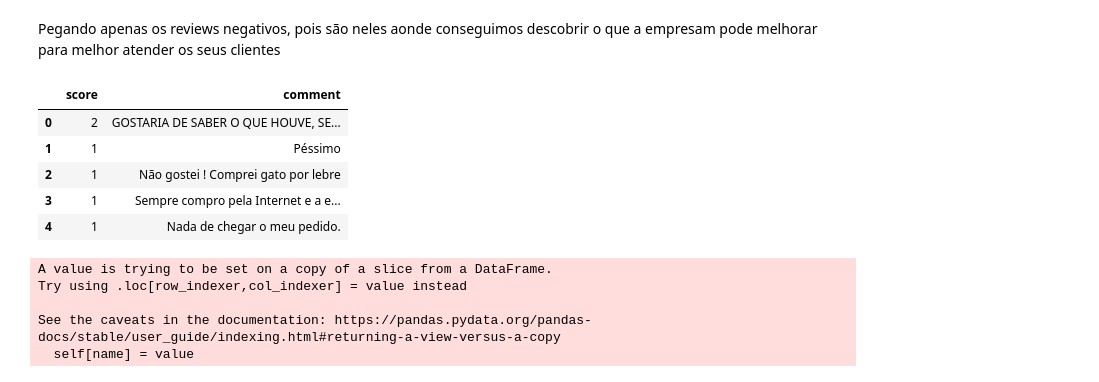
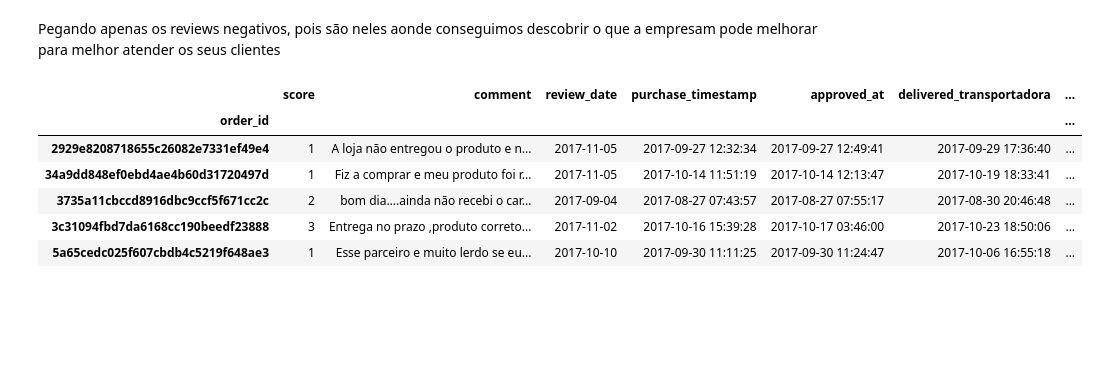
Before and after one commit to 4rfel/nlp, a Jupyter notebook: pi/pi.ipynb, the cells around one changed output. Drawn from its saved outputs; the diff is of its cells as text; code cells hidden in the pictures; blank space fills up the shorter version.

```diff
--- a/pi/pi.ipynb
+++ b/pi/pi.ipynb
@@ -29,27 +78,15 @@ reviews.head()
 Pegando apenas os reviews negativos, pois são neles aonde conseguimos descobrir o que a empresam pode melhorar para melhor atender os seus clientes
 # %%
 # get the reviews with less than 3 stars
-unfavorable = reviews[reviews.review_score <= 3]
-unfavorable.reset_index(drop=True, inplace=True)
-unfavorable.columns = ["score", "comment"]
+unfavorable = data[data.review_score <= 3].copy()
+# renaming the columns
+unfavorable.columns = ["score", "comment", "review_date", "purchase_timestamp", "approved_at", "delivered_transportadora", "custumer_received", "expected_delivery", "customer_state", "seller_state"]
 unfavorable.head()
 # %% [output]
-|  | score | comment |
-| 0 | 2 | GOSTARIA DE SABER O QUE HOUVE, SE... |
-| 1 | 1 | Péssimo |
-| 2 | 1 | Não gostei ! Comprei gato por lebre |
-| 3 | 1 | Sempre compro pela Internet e a e... |
-| 4 | 1 | Nada de chegar o meu pedido. |
+|  | score | comment | review_date | purchase_timestamp | approved_at | delivered_transportadora | ... |
+| order_id |  |  |  |  |  |  | ... |
+| 2929e8208718655c26082e7331ef49e4 | 1 | A loja não entregou o produto e n... | 2017-11-05 | 2017-09-27 12:32:34 | 2017-09-27 12:49:41 | 2017-09-29 17:36:40 | ... |
+| 34a9dd848ef0ebd4ae4b60d31720497d | 1 | Fiz a comprar e meu produto foi r... | 2017-11-05 | 2017-10-14 11:51:19 | 2017-10-14 12:13:47 | 2017-10-19 18:33:41 | ... |
+| 3735a11cbccd8916dbc9ccf5f671cc2c | 2 | bom dia....ainda não recebi o car... | 2017-09-04 | 2017-08-27 07:43:57 | 2017-08-27 07:55:17 | 2017-08-30 20:46:48 | ... |
+| 3c31094fbd7da6168cc190beedf23888 | 3 | Entrega no prazo ,produto correto... | 2017-11-02 | 2017-10-16 15:39:28 | 2017-10-17 03:46:00 | 2017-10-23 18:50:06 | ... |
+| 5a65cedc025f607cbdb4c5219f648ae3 | 1 | Esse parceiro e muito lerdo se eu... | 2017-10-10 | 2017-09-30 11:11:25 | 2017-09-30 11:24:47 | 2017-10-06 16:55:18 | ... |
-# %%
-
-def not2negativo(comment):
-    return comment.replace("nao", "negativo")
-
-comments = unfavorable.comment.apply(not2negativo)
-unfavorable.comment = comments
-# %% [output]
-A value is trying to be set on a copy of a slice from a DataFrame.
-Try using .loc[row_indexer,col_indexer] = value instead
-
-See the caveats in the documentation: https://pandas.pydata.org/pandas-docs/stable/user_guide/indexing.html#returning-a-view-versus-a-copy
-  self[name] = value
```
Also changed, not shown: parts of 20 cells of this notebook, 6 other files.
